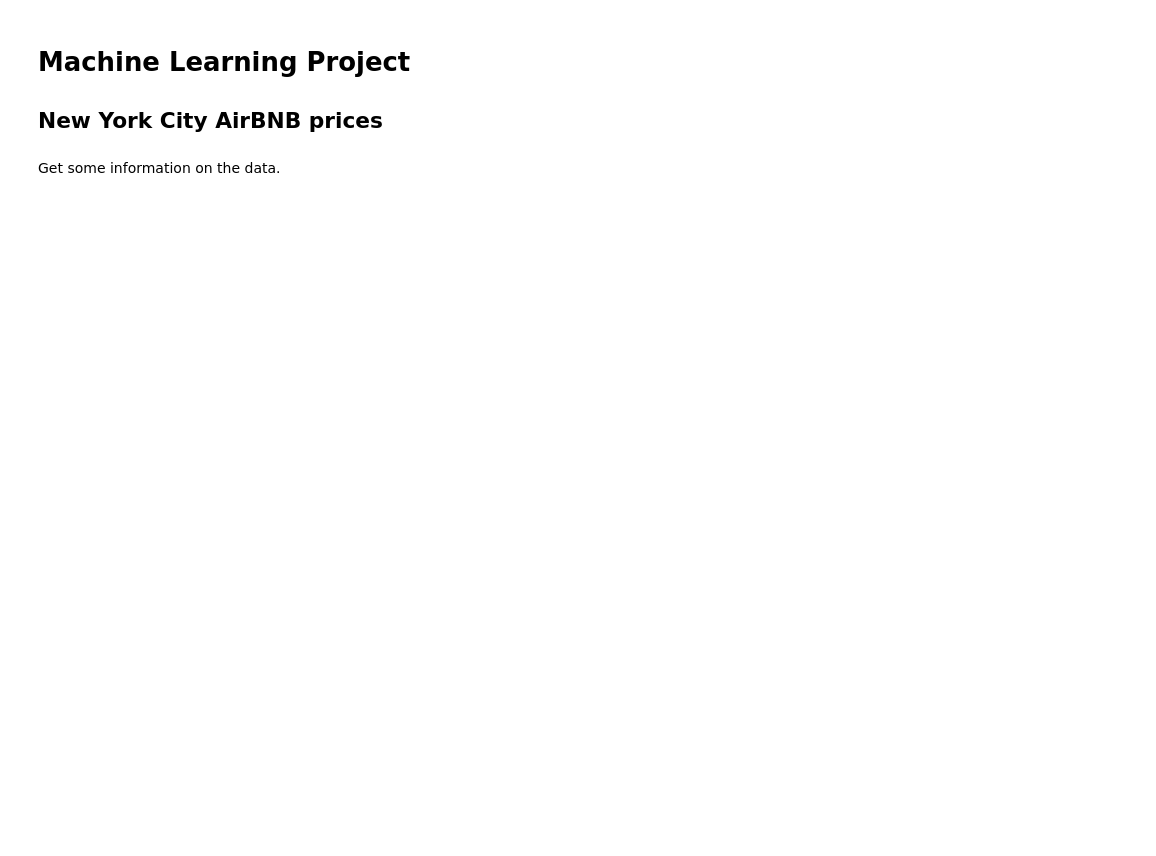
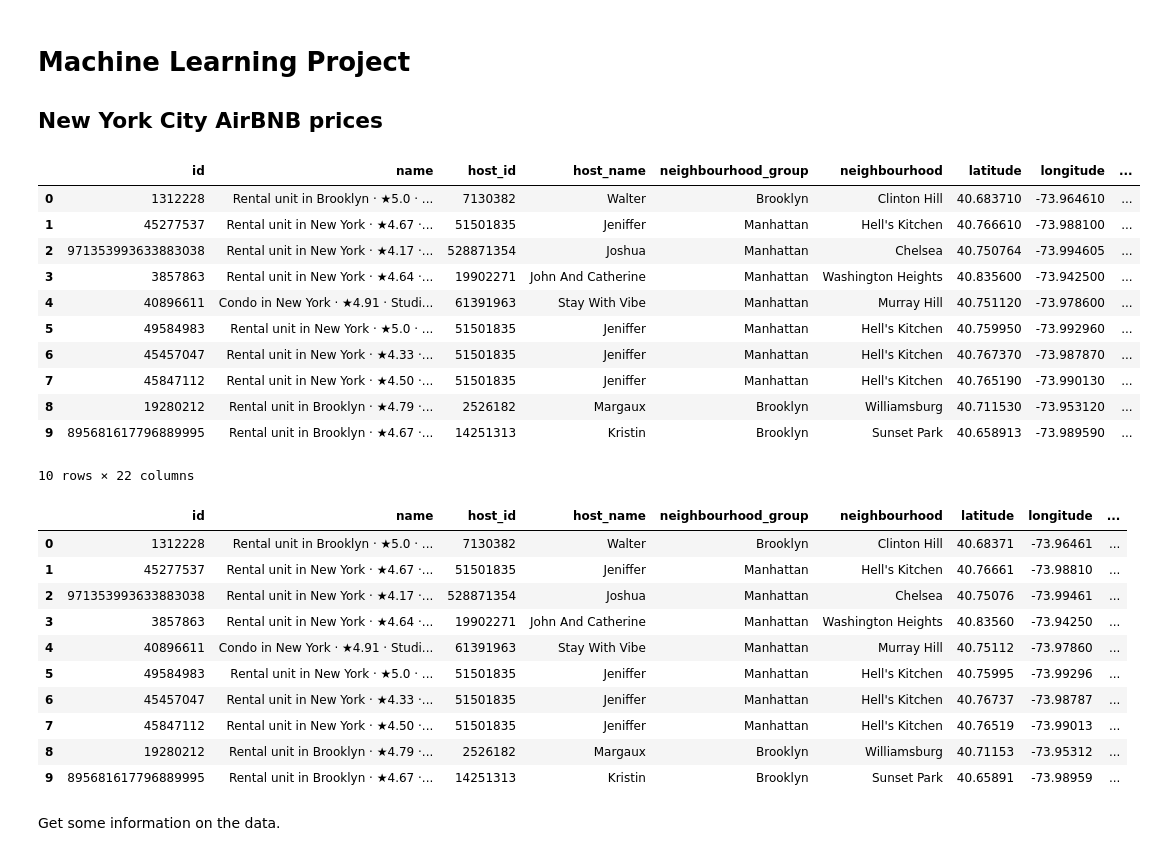
Before and after one commit to RochX/comp486-assignments, a Jupyter notebook: project/project.ipynb, the cells around one changed output. Drawn from its saved outputs; the diff is of its cells as text; code cells hidden in the pictures; blank space fills up the shorter version.

```diff
--- a/project/project.ipynb
+++ b/project/project.ipynb
@@ -6,15 +6,40 @@
 # %%
 from pathlib import Path
 import pandas as pd
 import urllib.request
 
 # download the data if it is not downloaded
 if not Path("new_york_listings_2024.csv").is_file():
   # here I download the data from my personal git repo for this class instead of using Google Drive
   url = "https://raw.githubusercontent.com/RochX/comp486-assignments/main/project/new_york_listings_2024.csv"
   urllib.request.urlretrieve(url, "new_york_listings_2024.csv")
 
 new_york_listings_2024 = pd.read_csv("new_york_listings_2024.csv")
+new_york_listings_2024.head(10)
+# %% [output]
+|  | id | name | host_id | host_name | neighbourhood_group | neighbourhood | latitude | longitude | ... |
+| 0 | 1312228 | Rental unit in Brooklyn · ★5.0 · ... | 7130382 | Walter | Brooklyn | Clinton Hill | 40.683710 | -73.964610 | ... |
+| 1 | 45277537 | Rental unit in New York · ★4.67 ·... | 51501835 | Jeniffer | Manhattan | Hell's Kitchen | 40.766610 | -73.988100 | ... |
+| 2 | 971353993633883038 | Rental unit in New York · ★4.17 ·... | 528871354 | Joshua | Manhattan | Chelsea | 40.750764 | -73.994605 | ... |
+| 3 | 3857863 | Rental unit in New York · ★4.64 ·... | 19902271 | John And Catherine | Manhattan | Washington Heights | 40.835600 | -73.942500 | ... |
+| 4 | 40896611 | Condo in New York · ★4.91 · Studi... | 61391963 | Stay With Vibe | Manhattan | Murray Hill | 40.751120 | -73.978600 | ... |
+| 5 | 49584983 | Rental unit in New York · ★5.0 · ... | 51501835 | Jeniffer | Manhattan | Hell's Kitchen | 40.759950 | -73.992960 | ... |
+| 6 | 45457047 | Rental unit in New York · ★4.33 ·... | 51501835 | Jeniffer | Manhattan | Hell's Kitchen | 40.767370 | -73.987870 | ... |
+| 7 | 45847112 | Rental unit in New York · ★4.50 ·... | 51501835 | Jeniffer | Manhattan | Hell's Kitchen | 40.765190 | -73.990130 | ... |
+| 8 | 19280212 | Rental unit in Brooklyn · ★4.79 ·... | 2526182 | Margaux | Brooklyn | Williamsburg | 40.711530 | -73.953120 | ... |
+| 9 | 895681617796889995 | Rental unit in Brooklyn · ★4.67 ·... | 14251313 | Kristin | Brooklyn | Sunset Park | 40.658913 | -73.989590 | ... |
+10 rows × 22 columns
+|  | id | name | host_id | host_name | neighbourhood_group | neighbourhood | latitude | longitude | ... |
+| 0 | 1312228 | Rental unit in Brooklyn · ★5.0 · ... | 7130382 | Walter | Brooklyn | Clinton Hill | 40.68371 | -73.96461 | ... |
+| 1 | 45277537 | Rental unit in New York · ★4.67 ·... | 51501835 | Jeniffer | Manhattan | Hell's Kitchen | 40.76661 | -73.98810 | ... |
+| 2 | 971353993633883038 | Rental unit in New York · ★4.17 ·... | 528871354 | Joshua | Manhattan | Chelsea | 40.75076 | -73.99461 | ... |
+| 3 | 3857863 | Rental unit in New York · ★4.64 ·... | 19902271 | John And Catherine | Manhattan | Washington Heights | 40.83560 | -73.94250 | ... |
+| 4 | 40896611 | Condo in New York · ★4.91 · Studi... | 61391963 | Stay With Vibe | Manhattan | Murray Hill | 40.75112 | -73.97860 | ... |
+| 5 | 49584983 | Rental unit in New York · ★5.0 · ... | 51501835 | Jeniffer | Manhattan | Hell's Kitchen | 40.75995 | -73.99296 | ... |
+| 6 | 45457047 | Rental unit in New York · ★4.33 ·... | 51501835 | Jeniffer | Manhattan | Hell's Kitchen | 40.76737 | -73.98787 | ... |
+| 7 | 45847112 | Rental unit in New York · ★4.50 ·... | 51501835 | Jeniffer | Manhattan | Hell's Kitchen | 40.76519 | -73.99013 | ... |
+| 8 | 19280212 | Rental unit in Brooklyn · ★4.79 ·... | 2526182 | Margaux | Brooklyn | Williamsburg | 40.71153 | -73.95312 | ... |
+| 9 | 895681617796889995 | Rental unit in Brooklyn · ★4.67 ·... | 14251313 | Kristin | Brooklyn | Sunset Park | 40.65891 | -73.98959 | ... |
 # %% [markdown]
 Get some information on the data.
 # %%
```
Also changed, not shown: parts of 10 cells of this notebook.
